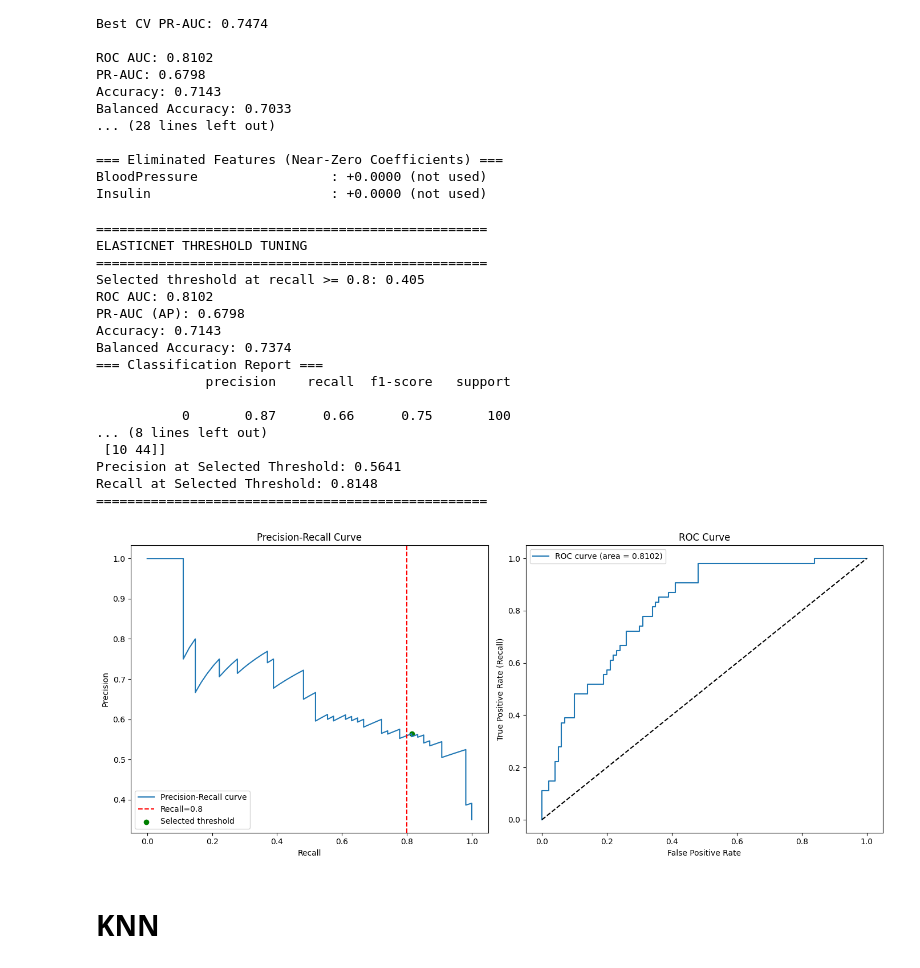
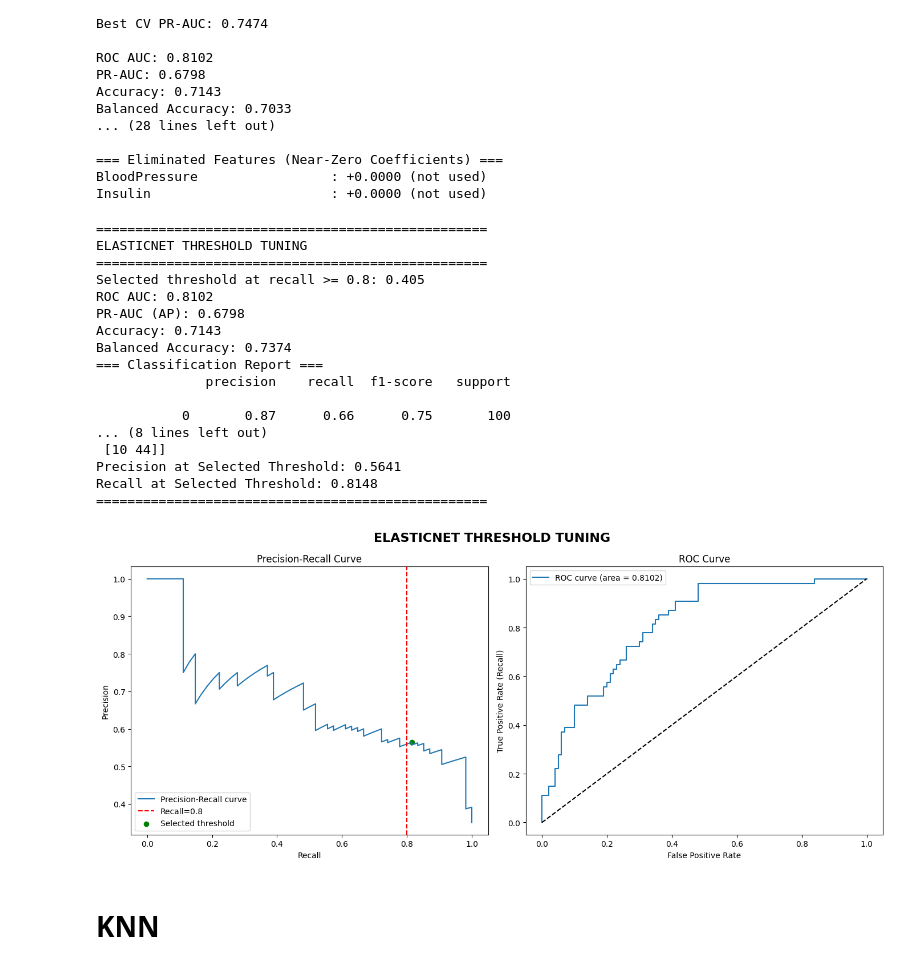
Before and after one commit to drmanishmewani/pima_indians_diabetes, a Jupyter notebook: pima_indians_diabetes.ipynb, the cells around one changed output. Saved outputs shown, nothing was run; the diff lists cells and outputs as text; code cells hidden in the pictures.

```diff
--- a/pima_indians_diabetes.ipynb
+++ b/pima_indians_diabetes.ipynb
@@ -742,7 +751,7 @@ grid = GridSearchCV(
     scoring= 'average_precision',
     cv= cv,
     n_jobs= -1,
-    verbose= 2
+    verbose= 1
 )
 
 
@@ -810,8 +819,9 @@ BloodPressure                 : +0.0000 (not used)
 Insulin                       : +0.0000 (not used)
 # %%
 # Threshold tuning
+model = "ELASTICNET THRESHOLD TUNING"
 print('='*50)
-print("ELASTICNET THRESHOLD TUNING")
+print(model)
 print('='*50)
 
 from sklearn.metrics import precision_recall_curve, roc_curve, auc, classification_report, confusion_matrix, accuracy_score, balanced_accuracy_score, average_precision_score
@@ -862,6 +872,8 @@ print("="*50)
 
 # Plot Precision-Recall curve
 plt.figure(figsize=(14, 6))
+plt.suptitle(model, fontsize=16, fontweight='bold')
+
 plt.subplot(1,2,1)
 plt.plot(recall, precision, label='Precision-Recall curve')
 plt.axvline(x=desired_recall, color='red', linestyle='--', label=f'Recall={desired_recall}')
@@ -874,34 +886,34 @@ plt.legend()
 # Plot ROC curve
 plt.subplot(1,2,2)
 fpr, tpr, _ = roc_curve(y_test, y_proba)
 plt.plot(fpr, tpr, label=f'ROC curve (area = {roc_auc:.4f})')
 plt.plot([0, 1], [0, 1], 'k--')
 plt.xlabel('False Positive Rate')
 plt.ylabel('True Positive Rate (Recall)')
 plt.title('ROC Curve')
 plt.legend()
 
 plt.tight_layout()
 plt.show()
 # %% [output]
 ==================================================
 ELASTICNET THRESHOLD TUNING
 ==================================================
 Selected threshold at recall >= 0.8: 0.405
 ROC AUC: 0.8102
 PR-AUC (AP): 0.6798
 Accuracy: 0.7143
 Balanced Accuracy: 0.7374
 === Classification Report ===
               precision    recall  f1-score   support
 
            0       0.87      0.66      0.75       100
 ... (8 lines left out)
  [10 44]]
 Precision at Selected Threshold: 0.5641
 Recall at Selected Threshold: 0.8148
 ==================================================
-[figure, old version]
+[figure, new version]
 # %% [markdown]
 # KNN
 # %%
```
Also changed, not shown: parts of 26 cells of this notebook.
